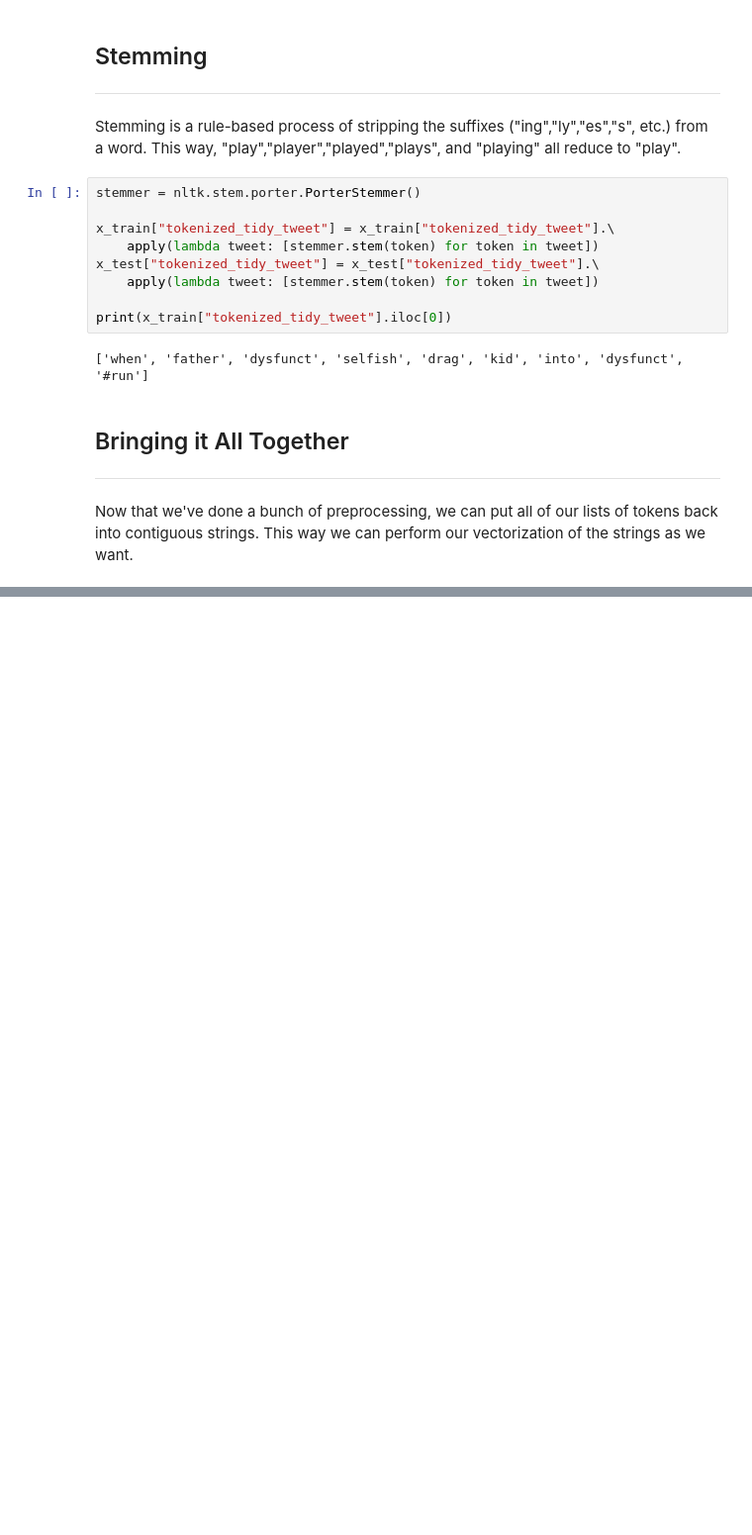
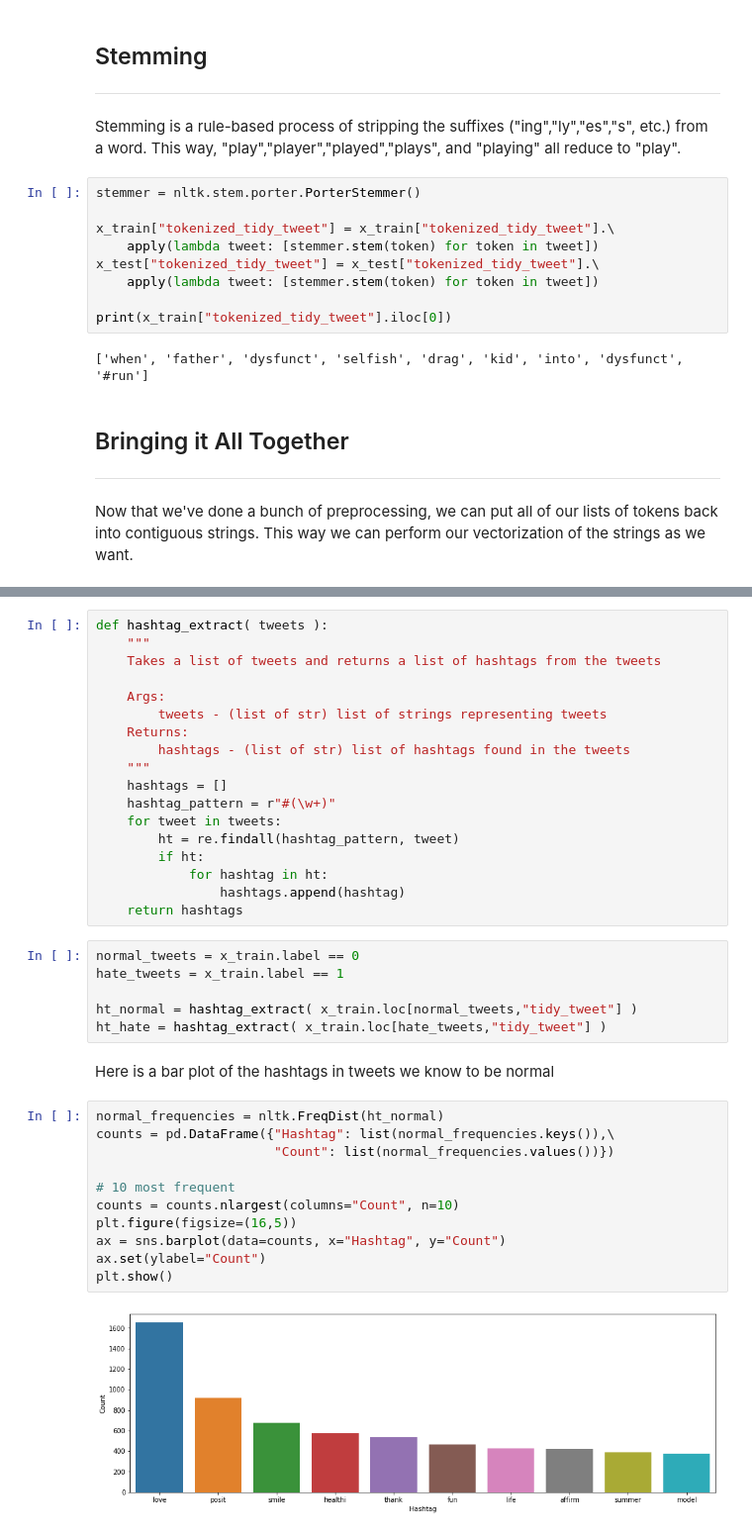
Before and after one commit to jcorrado76/NLP_in_Python, a Jupyter notebook: Comprehensive Hands on Guide to Twitter Sentiment Analysis with dataset and code.ipynb, the cells around one changed output, grey strips where cells are left out. Shown at 99% size. Drawn from its saved outputs; the diff is of its cells as text; blank space fills up the shorter version.

```diff
--- a/Comprehensive Hands on Guide to Twitter Sentiment Analysis with dataset and code.ipynb
+++ b/Comprehensive Hands on Guide to Twitter Sentiment Analysis with dataset and code.ipynb
@@ -184,0 +254,39 @@ x_test["tidy_tweet"] = x_test["tidy_tweet"].apply(lambda token_list: " ".join(to
+# %%
+def hashtag_extract( tweets ):
+    """
+    Takes a list of tweets and returns a list of hashtags from the tweets
+
+    Args:
+        tweets - (list of str) list of strings representing tweets
+    Returns:
+        hashtags - (list of str) list of hashtags found in the tweets
+    """
+    hashtags = []
+    hashtag_pattern = r"#(\w+)"
+    for tweet in tweets:
+        ht = re.findall(hashtag_pattern, tweet)
+        if ht:
+            for hashtag in ht:
+                hashtags.append(hashtag)
+    return hashtags
+# %%
+normal_tweets = x_train.label == 0
+hate_tweets = x_train.label == 1
+
+ht_normal = hashtag_extract( x_train.loc[normal_tweets,"tidy_tweet"] )
+ht_hate = hashtag_extract( x_train.loc[hate_tweets,"tidy_tweet"] )
+# %% [markdown]
+Here is a bar plot of the hashtags in tweets we know to be normal
+# %%
+normal_frequencies = nltk.FreqDist(ht_normal)
+counts = pd.DataFrame({"Hashtag": list(normal_frequencies.keys()),\
+                       "Count": list(normal_frequencies.values())})
+
+# 10 most frequent
+counts = counts.nlargest(columns="Count", n=10)
+plt.figure(figsize=(16,5))
+ax = sns.barplot(data=counts, x="Hashtag", y="Count")
+ax.set(ylabel="Count")
+plt.show()
+# %% [output]
+[figure, added]
```
Also changed, not shown: parts of 28 cells of this notebook, 5 other files.
